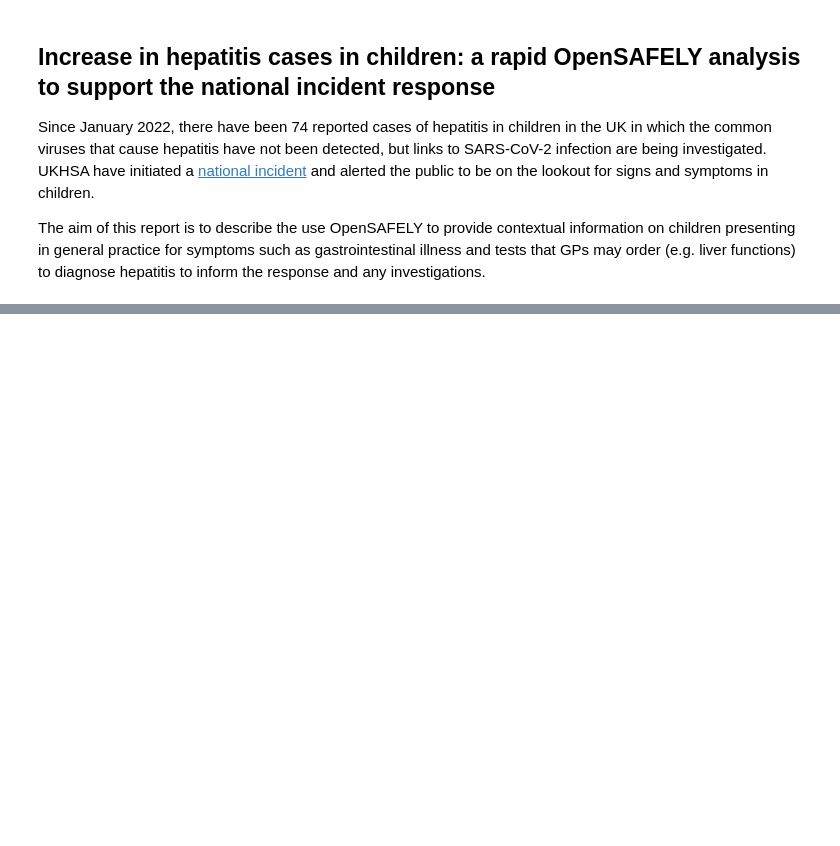
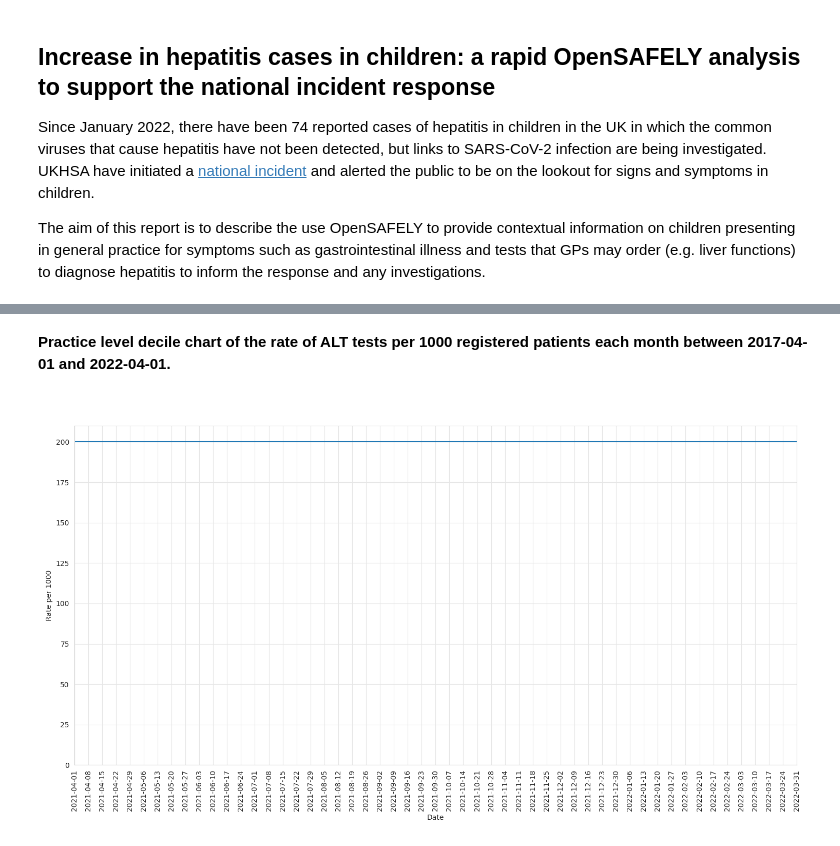
Before and after one commit to opensafely/hepatitis_in_children, a Jupyter notebook: analysis/report.ipynb, the cells around one changed output, grey strips where cells are left out. Saved outputs shown, nothing was run; the diff lists cells and outputs as text; code cells hidden in the pictures; blank space fills up the shorter version.

```diff
--- a/analysis/report.ipynb
+++ b/analysis/report.ipynb
@@ -28,0 +100,8 @@ Image(filename="../output/weekly/plot_alt.png")
+# %% [markdown]
+**Practice level decile chart of the rate of ALT tests per 1000 registered patients each month between 2017-04-01 and 2022-04-01.**
+# %% [markdown]
+<a id="alt_oor"></a>
+# %%
+Image(filename="../output/weekly/plot_alt_oor.png")
+# %% [output]
+[figure, added]
```
Also changed, not shown: parts of 58 cells of this notebook.
